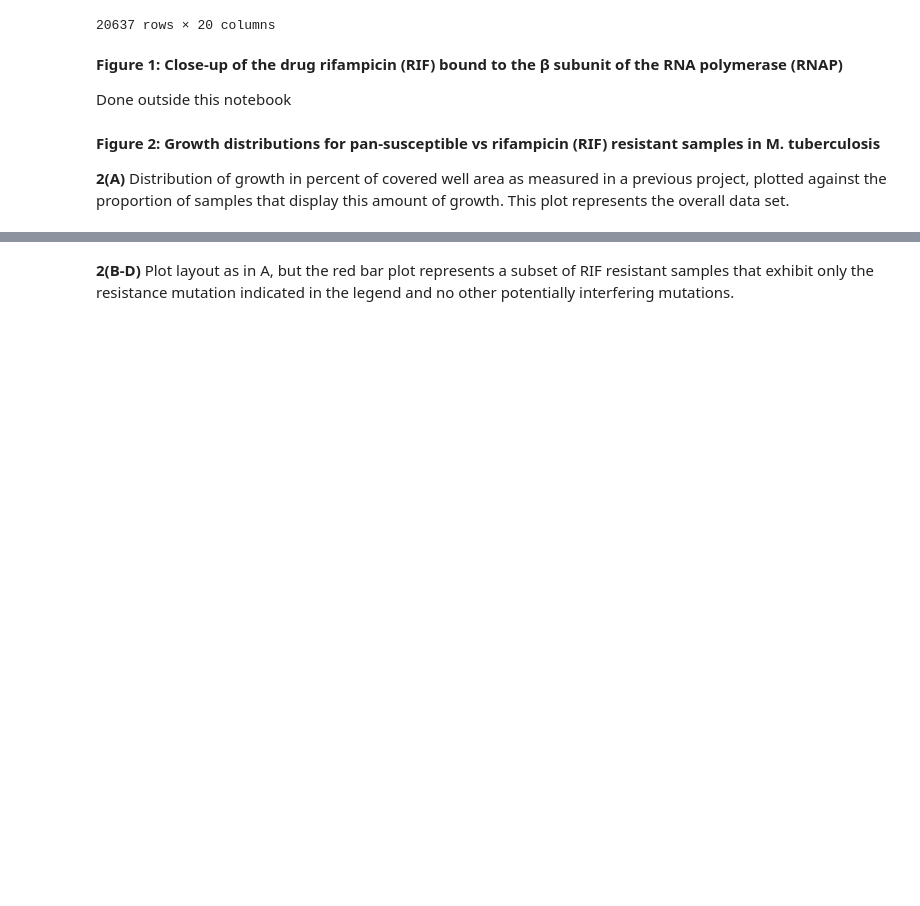
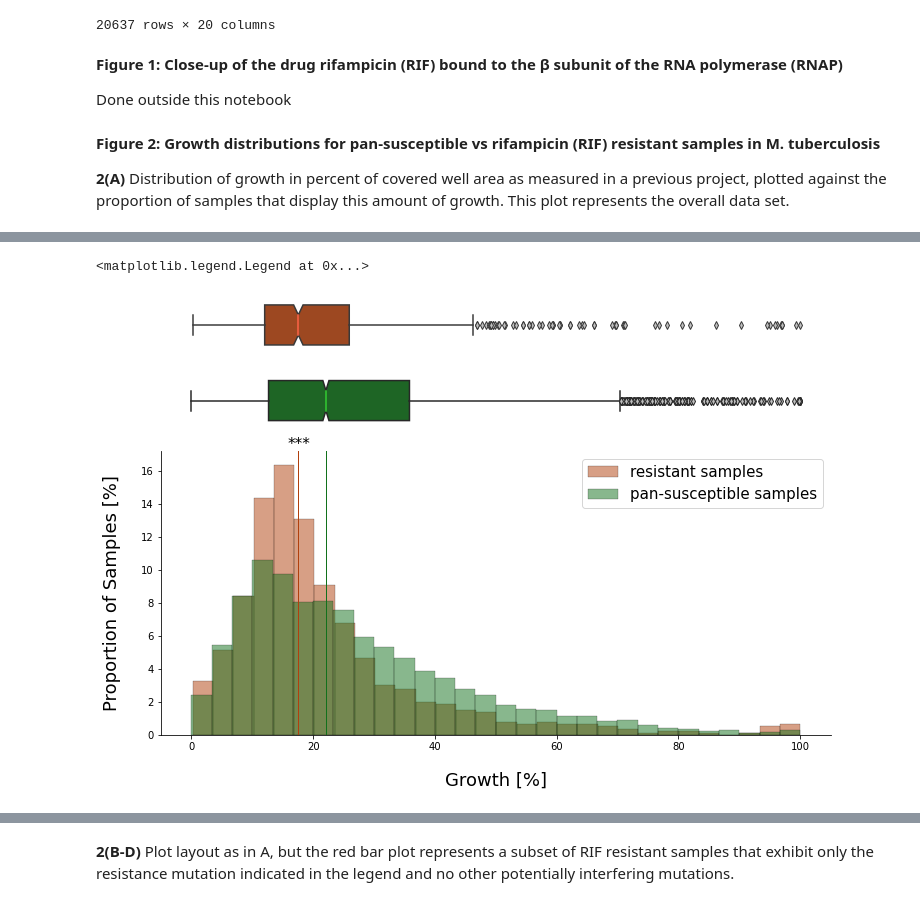
Before and after one commit to fowler-lab/tb-rnap-compensation, a Jupyter notebook: Recreate_figures_paper.ipynb, the cells around one changed output, grey strips where cells are left out. Drawn from its saved outputs; the diff is of its cells as text; code cells hidden in the pictures; blank space fills up the shorter version.

```diff
--- a/Recreate_figures_paper.ipynb
+++ b/Recreate_figures_paper.ipynb
@@ -277,0 +294,46 @@ ConfidenceInterval(low=25.98997030571036, high=26.96981037841592)
+# %%
+#Plot histograms with boxplots
+fig, (ax_box1, ax_box2, ax_hist) = plt.subplots(3, sharex = True,
+                                                gridspec_kw = {"height_ratios": (0.15, 0.15, 0.85)})
+ax.spines["top"].set_visible(False)
+ax.spines["right"].set_visible(False)
+fig.set_size_inches(12, 8)
+
+sns.histplot(data = resistant, bins = 30, alpha = 0.5, label="resistant samples", stat = "percent",
+             color = colors[1], edgecolor='k', linewidth = 0.2)
+plt.axvline(resistant.median(), color = colors[1], linewidth = 1)
+
+plt.text(x = resistant.median()-1.8, y = 17.3, s='***', size = 15)
+
+sns.histplot(data = susceptible, bins = 30, alpha = 0.5, label="pan-susceptible samples", stat = "percent",
+             color = colors[2], edgecolor='k', linewidth = 0.2)
+plt.axvline(susceptible.median(), color = colors[2], linewidth = 1)
+
+flierprops = dict(markerfacecolor='0.75', markersize=5,
+              linestyle='none')
+
+sns.boxplot(resistant, ax = ax_box1, notch = True, fliersize = 5, flierprops = flierprops,
+            color = colors[1], medianprops={"color": "tomato"})
+sns.boxplot(susceptible, ax = ax_box2, notch = True, fliersize = 5, flierprops = flierprops,
+            color = colors[2], medianprops={"color": "LimeGreen"})
+
+#Despine plots
+sns.despine(top = True, right=True, left = False, bottom = False, offset = False, trim = False)
+
+sns.despine(ax = ax_box1, top = True, right=True, left = True, bottom = True, offset = False, trim = False)
+sns.despine(ax = ax_box2, top = True, right=True, left = True, bottom = True, offset = False, trim = False)
+
+ax_box1.tick_params(left=False, bottom=False)
+ax_box1.set(yticklabels=[])
+ax_box1.set(xlabel='')
+
+ax_box2.tick_params(left=False, bottom=False)
+ax_box2.set(yticklabels=[])
+ax_box2.set(xlabel='')
+
+plt.xlabel("Growth [%]", size = 18, labelpad = 20)
+plt.ylabel("Proportion of Samples [%]", size = 18, labelpad = 20)
+plt.legend(loc = 'upper right', fontsize = 15)
+# %% [output]
+<matplotlib.legend.Legend at 0x...>
+[figure, added]
```
Also changed, not shown: parts of 12 cells of this notebook.
